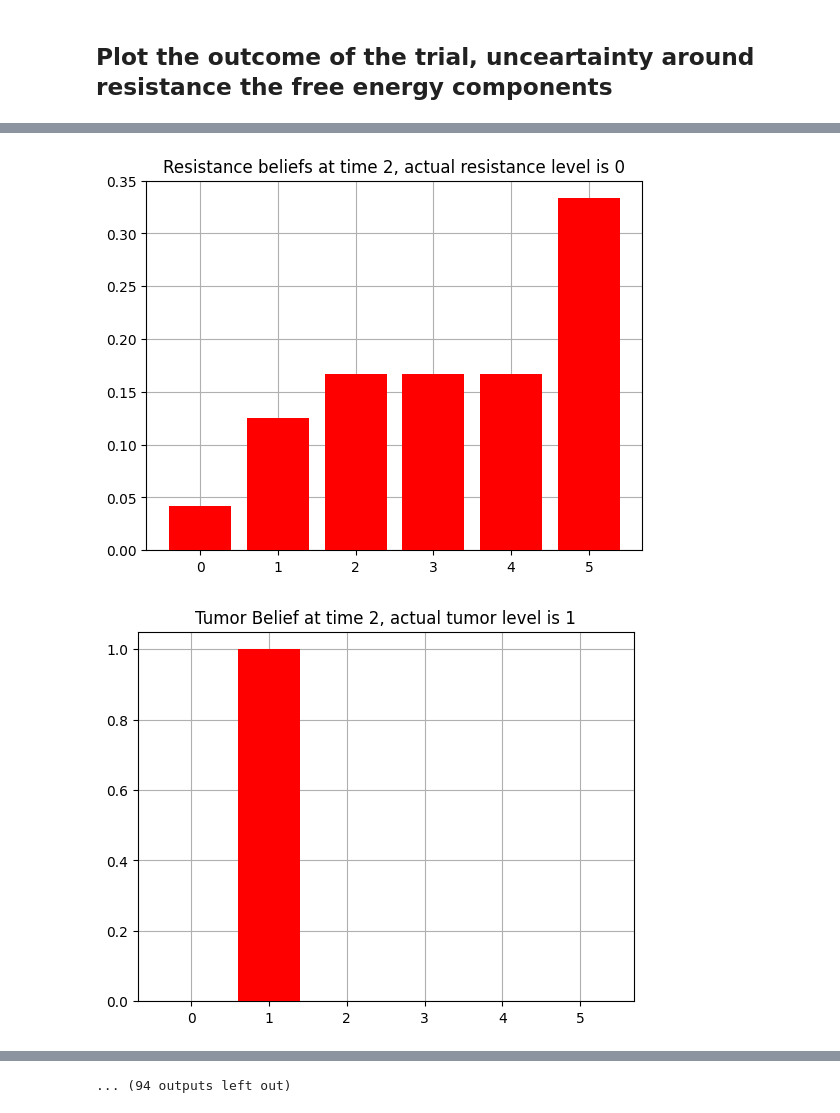
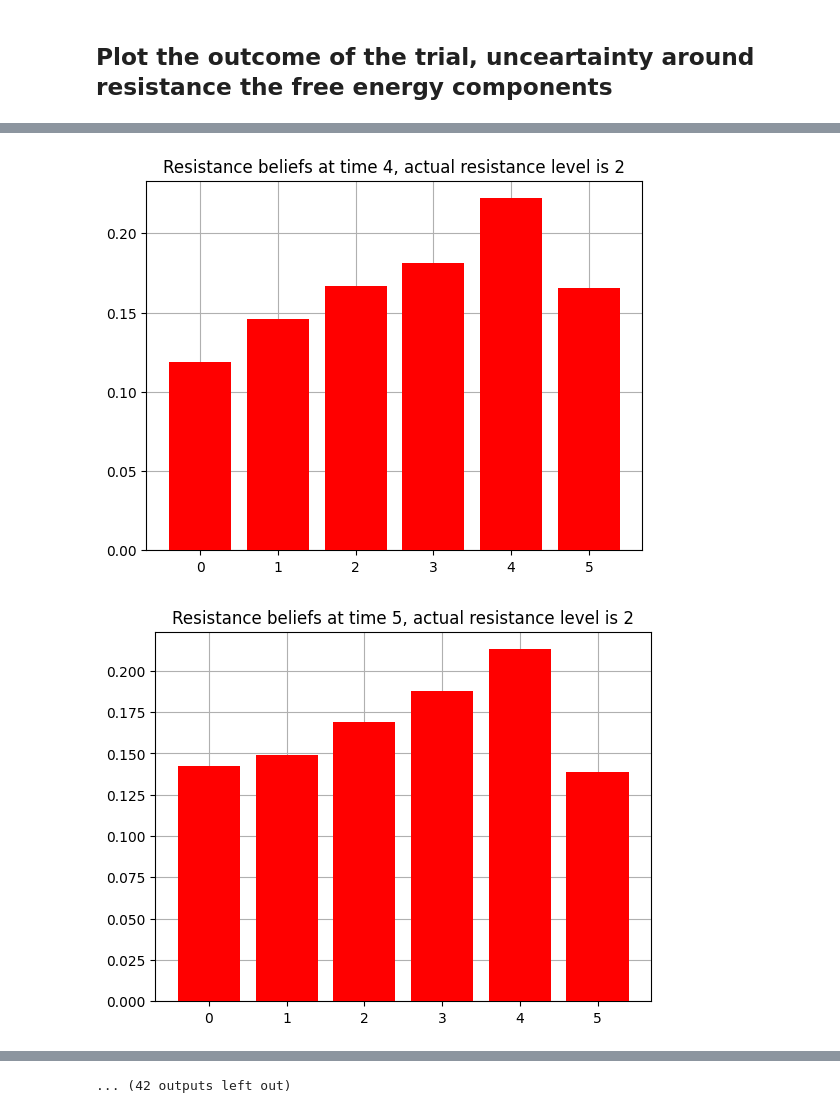
Before and after one commit to emilfrej/Active-Inference-Adaptive-Therapy, a Jupyter notebook: Python/SingleTrialMDP_choosing_testing.ipynb, the cells around one changed output, grey strips where cells are left out. Cells and saved outputs as stored; diff of their text form; code cells hidden in the pictures.

```diff
--- a/Python/SingleTrialMDP_choosing_testing.ipynb
+++ b/Python/SingleTrialMDP_choosing_testing.ipynb
@@ -425,7 +425,7 @@ Perhaps make these emperically based on adapative protocol or random treatment b
 C = pymdp.utils.obj_array(num_modalities)
 
 C_tumor = np.zeros(len(tumor_observation_names))
-C_treatment = np.array([0, -2])
+C_treatment = np.array([0, -1.7])
 C_patient = np.array([0, -20])
 C_testing = np.array([0, -.7])
 
@@ -747,6 +752,5 @@ import pandas as pd
 
 for index, row, in df.iterrows():
     plot_beliefs(row["resistance_beliefs"], title_str = f"Resistance beliefs at time {index}, actual resistance level is {row['resistance_state']}")
-    plot_beliefs(row["tumor_beliefs"], title_str = f"Tumor Belief at time {index}, actual tumor level is {row['tumor_state']}")
 # %% [output]
 [figure]
@@ -756,2 +760,2 @@ for index, row, in df.iterrows():
-[figure, old version]
+[figure, new version]
-[figure, old version]
+[figure, new version]
@@ -764 +768 @@ for index, row, in df.iterrows():
-... (94 outputs left out)
+... (42 outputs left out)
```
Also changed, not shown: parts of 6 cells of this notebook, 2 other files.
